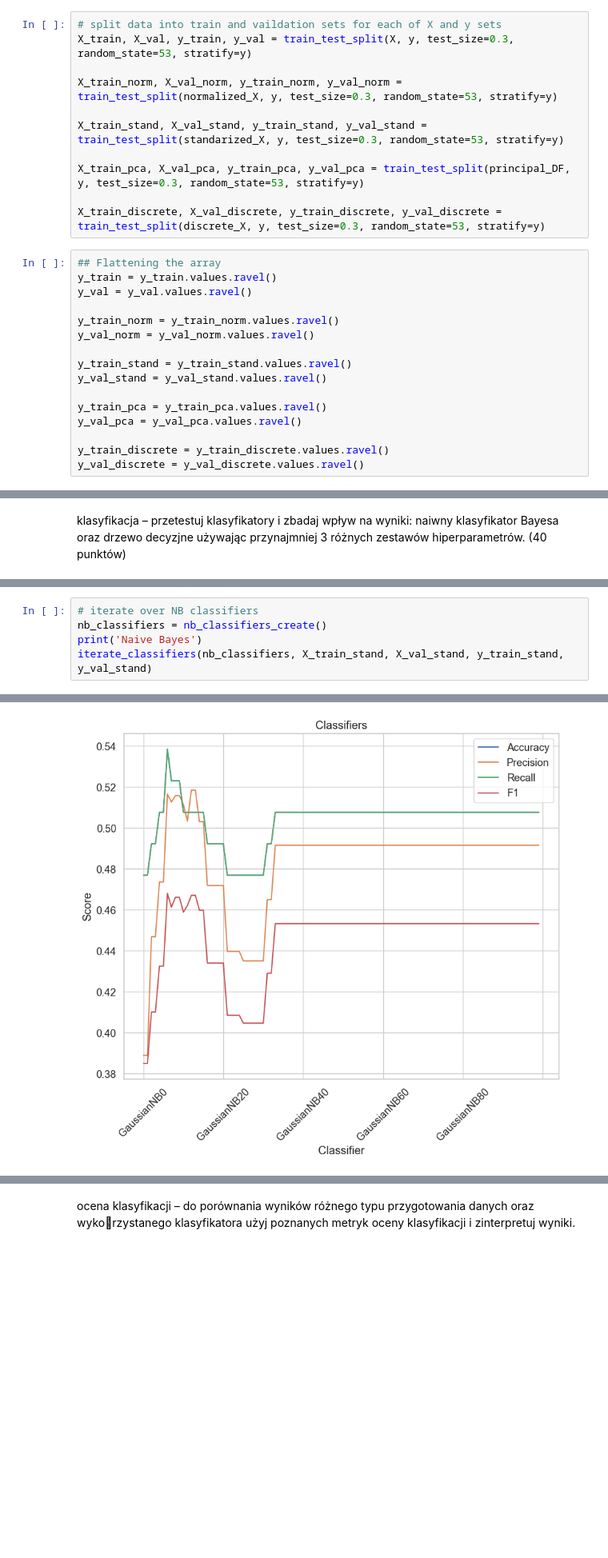
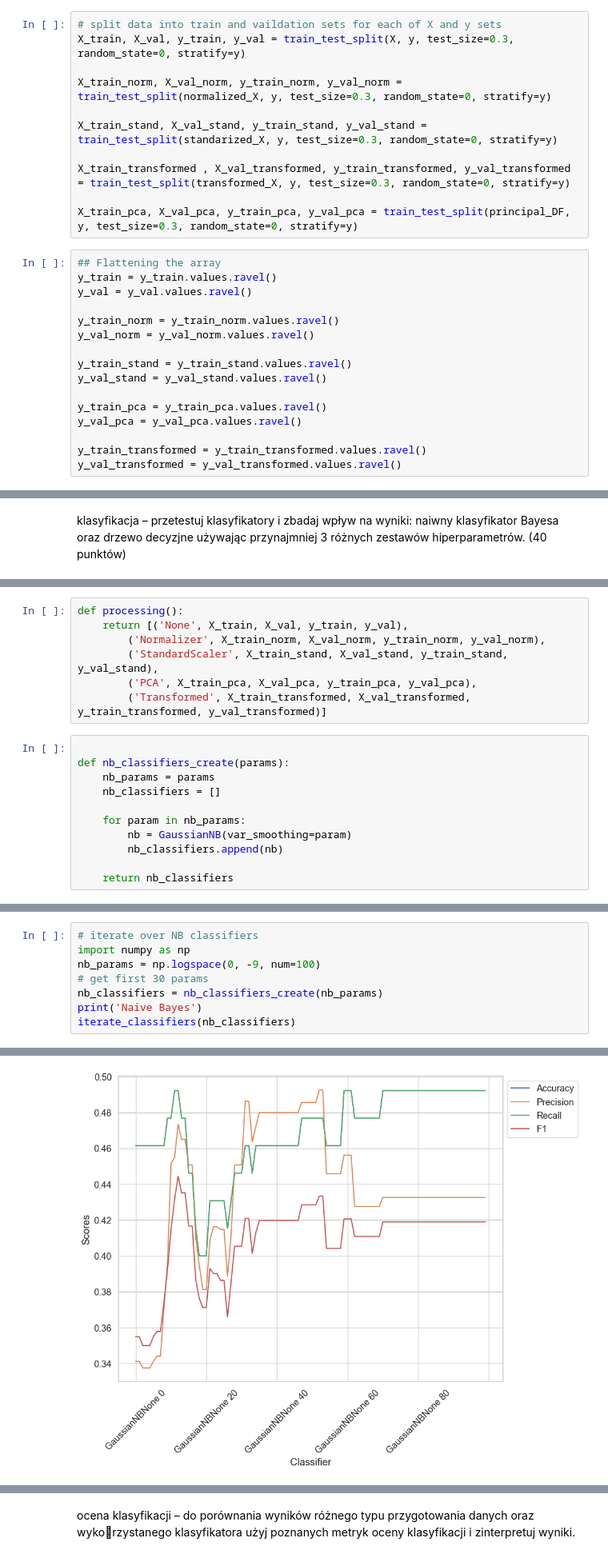
Before and after one commit to Filipstrozik/SztucznaInteligencja, a Jupyter notebook: Z4/z4.ipynb, the cells around one changed output, grey strips where cells are left out. Shown at 80% size. Saved outputs shown, nothing was run; the diff lists cells and outputs as text; blank space fills up the shorter version.

```diff
--- a/Z4/z4.ipynb
+++ b/Z4/z4.ipynb
@@ -321,15 +214,15 @@
 co najmniej 2 metody różnego typu (osobno). (30 punktów)
 # %%
 # split data into train and vaildation sets for each of X and y sets
-X_train, X_val, y_train, y_val = train_test_split(X, y, test_size=0.3, random_state=53, stratify=y)
+X_train, X_val, y_train, y_val = train_test_split(X, y, test_size=0.3, random_state=0, stratify=y)
 
-X_train_norm, X_val_norm, y_train_norm, y_val_norm = train_test_split(normalized_X, y, test_size=0.3, random_state=53, stratify=y)
+X_train_norm, X_val_norm, y_train_norm, y_val_norm = train_test_split(normalized_X, y, test_size=0.3, random_state=0, stratify=y)
 
-X_train_stand, X_val_stand, y_train_stand, y_val_stand = train_test_split(standarized_X, y, test_size=0.3, random_state=53, stratify=y)
+X_train_stand, X_val_stand, y_train_stand, y_val_stand = train_test_split(standarized_X, y, test_size=0.3, random_state=0, stratify=y)
 
-X_train_pca, X_val_pca, y_train_pca, y_val_pca = train_test_split(principal_DF, y, test_size=0.3, random_state=53, stratify=y)
+X_train_transformed , X_val_transformed, y_train_transformed, y_val_transformed = train_test_split(transformed_X, y, test_size=0.3, random_state=0, stratify=y)
 
-X_train_discrete, X_val_discrete, y_train_discrete, y_val_discrete = train_test_split(discrete_X, y, test_size=0.3, random_state=53, stratify=y)
+X_train_pca, X_val_pca, y_train_pca, y_val_pca = train_test_split(principal_DF, y, test_size=0.3, random_state=0, stratify=y)
 # %%
 ## Flattening the array
 y_train = y_train.values.ravel()
@@ -344,8 +237,8 @@ y_val_stand = y_val_stand.values.ravel()
 y_train_pca = y_train_pca.values.ravel()
 y_val_pca = y_val_pca.values.ravel()
 
-y_train_discrete = y_train_discrete.values.ravel()
-y_val_discrete = y_val_discrete.values.ravel()
+y_train_transformed = y_train_transformed.values.ravel()
+y_val_transformed = y_val_transformed.values.ravel()
 # %%
 from sklearn.tree import DecisionTreeClassifier
 # %%
@@ -547,2 +390,20 @@ def nb_classifiers_create():
+# %%
+def processing():
+    return [('None', X_train, X_val, y_train, y_val),
+        ('Normalizer', X_train_norm, X_val_norm, y_train_norm, y_val_norm),
+        ('StandardScaler', X_train_stand, X_val_stand, y_train_stand, y_val_stand),
+        ('PCA', X_train_pca, X_val_pca, y_train_pca, y_val_pca),
+        ('Transformed', X_train_transformed, X_val_transformed, y_train_transformed, y_val_transformed)]
+# %%
+
+def nb_classifiers_create(params):
+    nb_params = params
+    nb_classifiers = []
+
+    for param in nb_params:
+        nb = GaussianNB(var_smoothing=param)
+        nb_classifiers.append(nb)
+
+    return nb_classifiers
 # %%
 np.logspace(0, -9, num=100)
@@ -590,7 +432,10 @@ def iterate_classifiers(classifiers, X_train, X_val, y_train, y_val):
 # %%
 # iterate over NB classifiers
-nb_classifiers = nb_classifiers_create()
+import numpy as np
+nb_params = np.logspace(0, -9, num=100)
+# get first 30 params
+nb_classifiers = nb_classifiers_create(nb_params)
 print('Naive Bayes')
-iterate_classifiers(nb_classifiers, X_train_stand, X_val_stand, y_train_stand, y_val_stand)
+iterate_classifiers(nb_classifiers)
 # %% [output]
 Naive Bayes
@@ -598 +447 @@ Best iteration:  6
-[figure, old version]
+[figure, new version]
```
Also changed, not shown: parts of 41 cells of this notebook.
